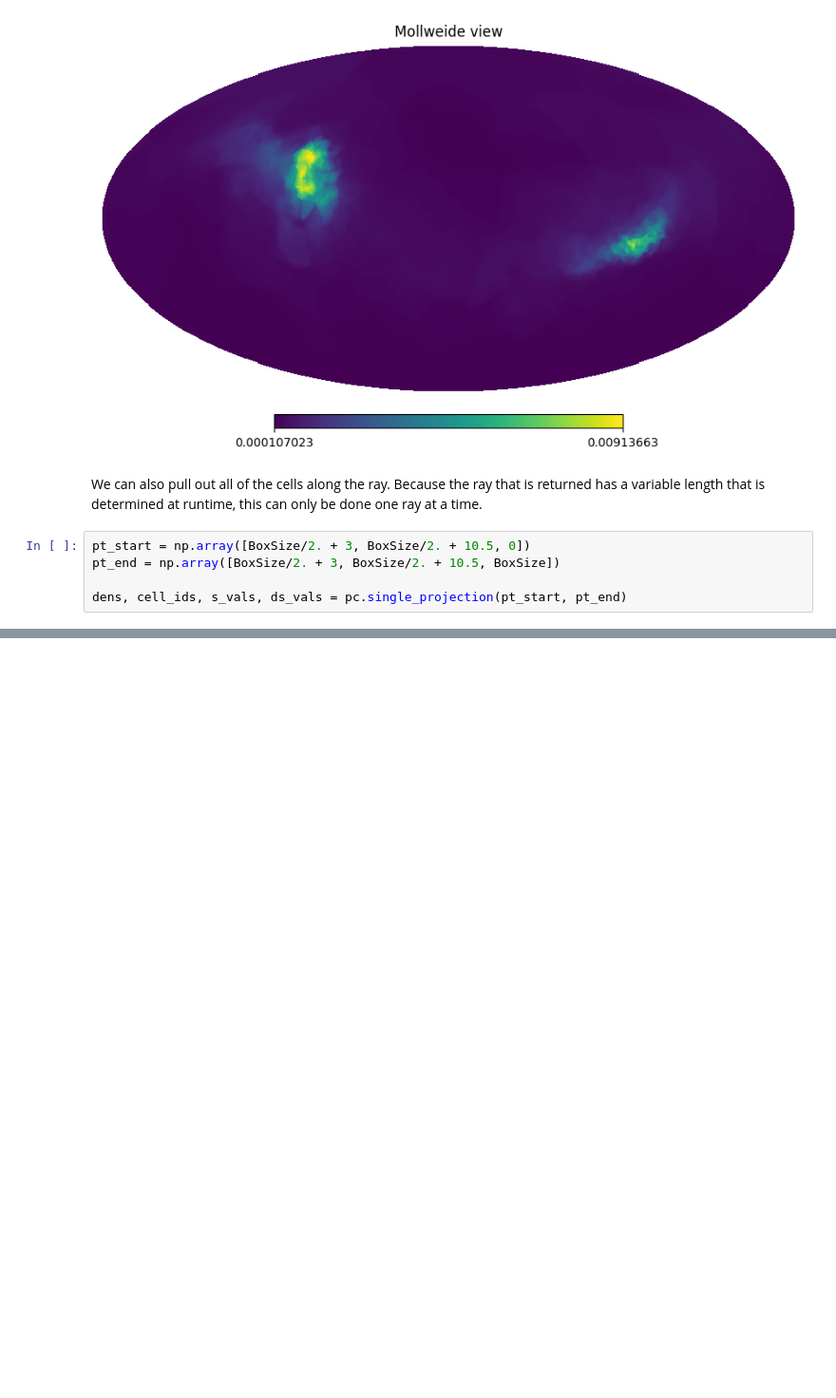
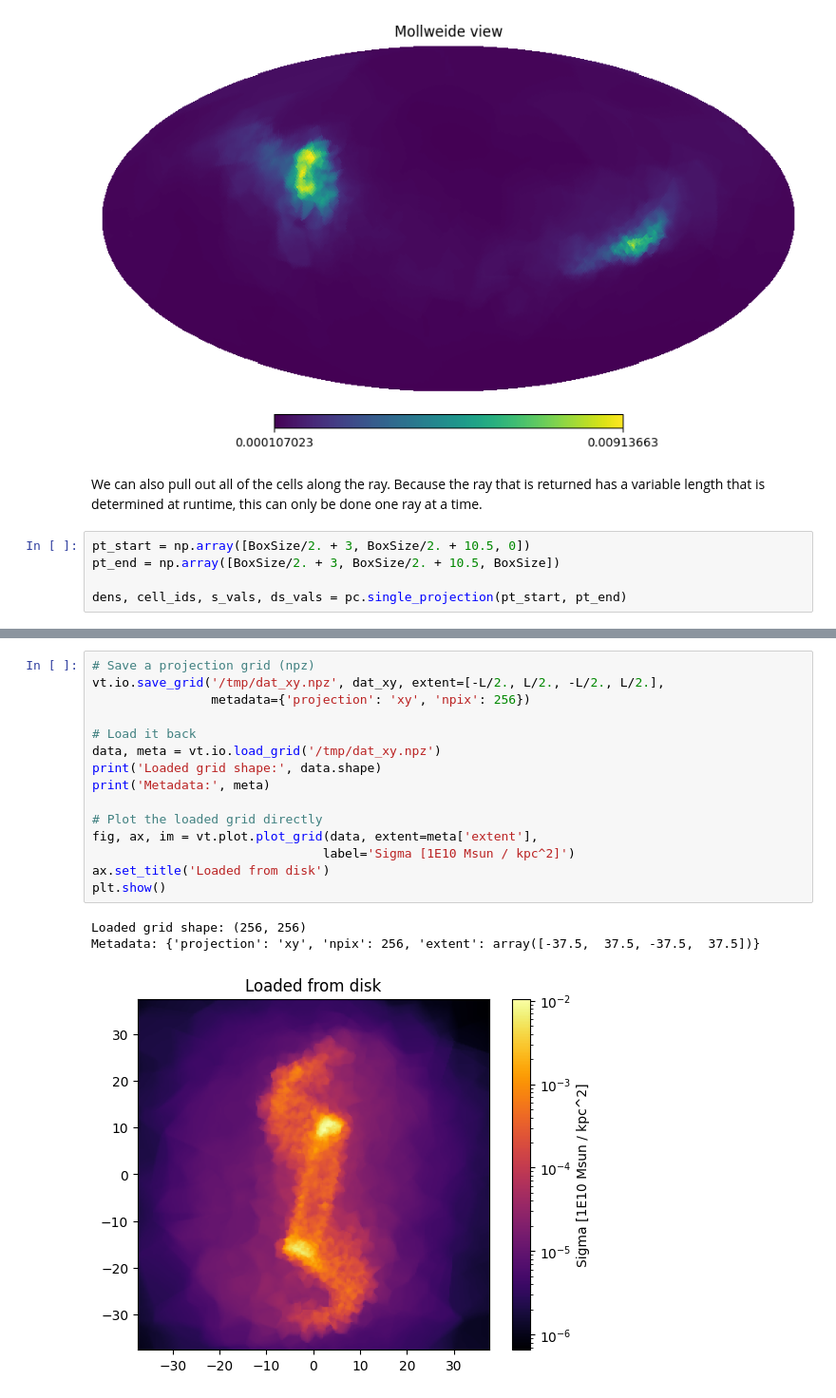
Before and after one commit to gusbeane/vortrace, a Jupyter notebook: notebooks/QuickStart.ipynb, the cells around one changed output, grey strips where cells are left out. Shown at 95% size. Saved outputs shown, nothing was run; the diff lists cells and outputs as text; blank space fills up the shorter version.

```diff
--- a/notebooks/QuickStart.ipynb
+++ b/notebooks/QuickStart.ipynb
@@ -126,0 +124,19 @@ plt.plot(s_vals - BoxSize/2., np.log10(rho[cell_ids]))
+# %%
+# Save a projection grid (npz)
+vt.io.save_grid('/tmp/dat_xy.npz', dat_xy, extent=[-L/2., L/2., -L/2., L/2.],
+                metadata={'projection': 'xy', 'npix': 256})
+
+# Load it back
+data, meta = vt.io.load_grid('/tmp/dat_xy.npz')
+print('Loaded grid shape:', data.shape)
+print('Metadata:', meta)
+
+# Plot the loaded grid directly
+fig, ax, im = vt.plot.plot_grid(data, extent=meta['extent'],
+                               label='Sigma [1E10 Msun / kpc^2]')
+ax.set_title('Loaded from disk')
+plt.show()
+# %% [output]
+Loaded grid shape: (256, 256)
+Metadata: {'projection': 'xy', 'npix': 256, 'extent': array([-37.5,  37.5, -37.5,  37.5])}
+[figure, added]
```
Also changed, not shown: parts of 9 cells of this notebook.
